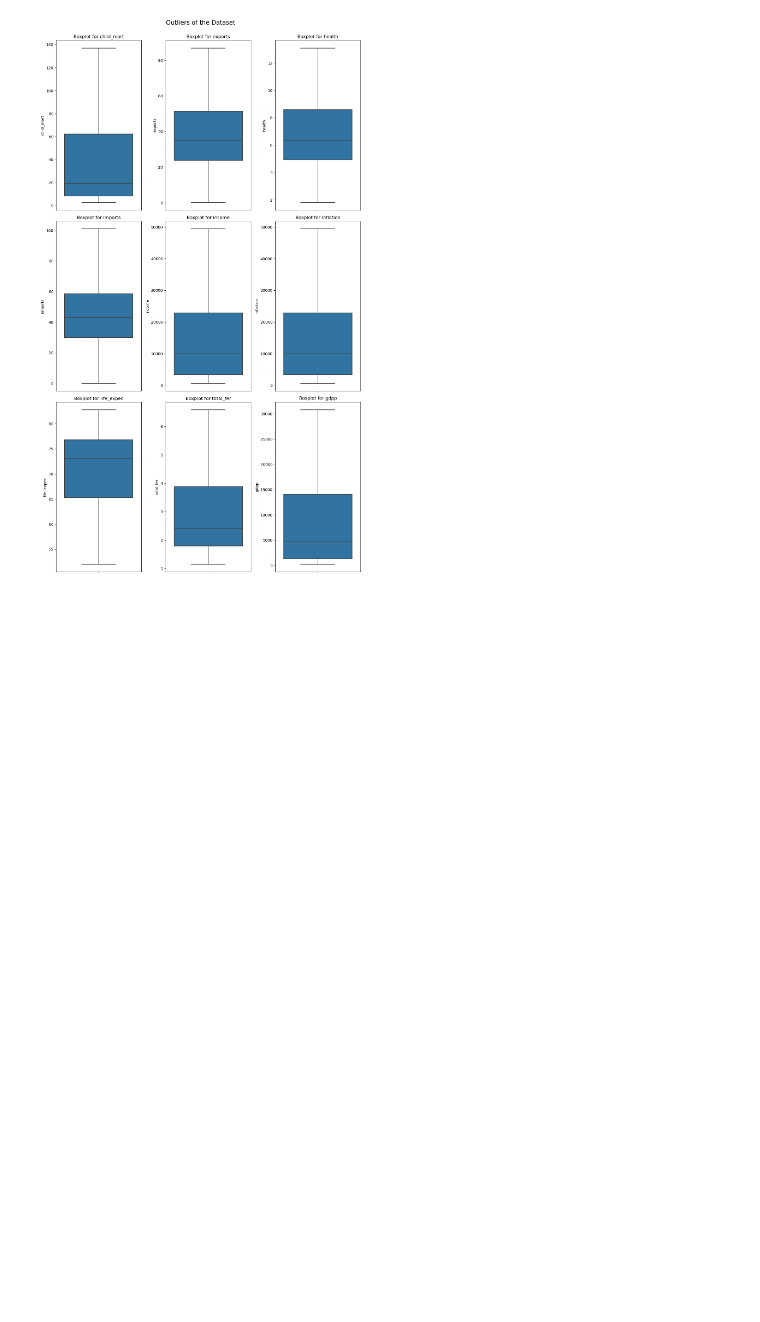
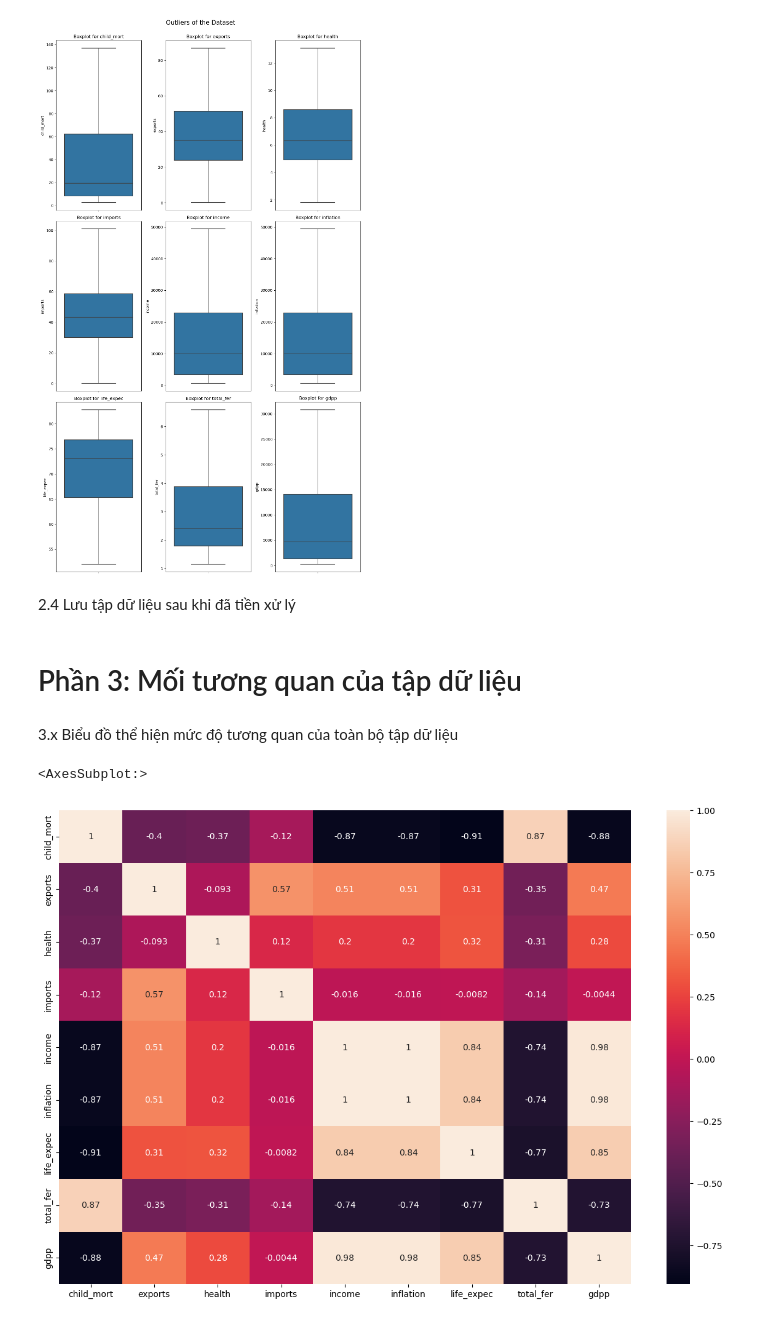
Before and after one commit to minhkhanh-coder/machine-learning-1, a Jupyter notebook: unsupervised learning/unsupervised_learning.ipynb, the cells around one changed output. Cells and saved outputs as stored; diff of their text form; code cells hidden in the pictures; blank space fills up the shorter version.

```diff
--- a/unsupervised learning/unsupervised_learning.ipynb
+++ b/unsupervised learning/unsupervised_learning.ipynb
@@ -28,7 +28,7 @@ warnings.filterwarnings("ignore")
 # %% [markdown]
 1.2 Nhập tập dữ liệu
 # %%
-df = pd.read_csv('Country-data.csv')
+df = pd.read_csv('country_data.csv')
 # %% [markdown]
 1.3 Tìm hiểu dữ liệu
 # %% [markdown]
@@ -322,3 +322,5 @@ plt.suptitle("Outliers of the Dataset", y=1.02, fontsize=16)
 plt.show()
 # %% [output]
 [figure]
+# %% [markdown]
+2.4 Lưu tập dữ liệu sau khi đã tiền xử lý
@@ -324,0 +329,10 @@ plt.show()
+# %% [markdown]
+# Phần 3: Mối tương quan của tập dữ liệu
+# %% [markdown]
+3.x Biểu đồ thể hiện mức độ tương quan của toàn bộ tập dữ liệu
+# %%
+plt.figure(figsize=(15,10))
+sns.heatmap(df.corr(method='spearman', min_periods=1),annot=True)
+# %% [output]
+<AxesSubplot:>
+[figure, added]
```
Also changed, not shown: parts of 4 cells of this notebook, 3 other files.
